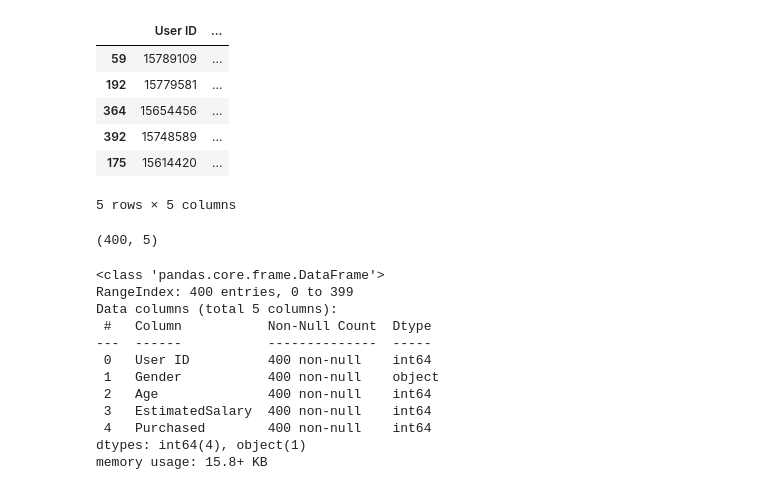
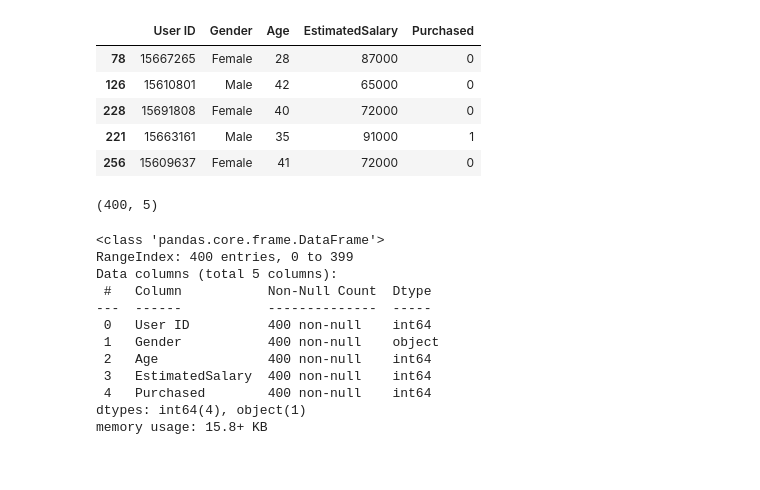
Before and after one commit to yasin-arafat-05/machine_learning, a Jupyter notebook: code/24_standardization.ipynb, the cells around one changed output. Cells and saved outputs as stored; diff of their text form; code cells hidden in the pictures.

```diff
--- a/code/24_standardization.ipynb
+++ b/code/24_standardization.ipynb
@@ -4,17 +4,16 @@ import pandas as pd
 import matplotlib.pyplot as plt
 import seaborn as sns
 # %%
-
+pd.set_option('display.max_columns',5)
 df = pd.read_csv("dataset/Social_Network_Ads.csv")
 df.sample(5)
 # %% [output]
-|  | User ID | ... |
-| 59 | 15789109 | ... |
-| 192 | 15779581 | ... |
-| 364 | 15654456 | ... |
-| 392 | 15748589 | ... |
-| 175 | 15614420 | ... |
+|  | User ID | Gender | Age | EstimatedSalary | Purchased |
+| 78 | 15667265 | Female | 28 | 87000 | 0 |
+| 126 | 15610801 | Male | 42 | 65000 | 0 |
+| 228 | 15691808 | Female | 40 | 72000 | 0 |
+| 221 | 15663161 | Male | 35 | 91000 | 1 |
+| 256 | 15609637 | Female | 41 | 72000 | 0 |
-5 rows × 5 columns
 # %%
 df.shape
 # %% [output]
```
Also changed, not shown: parts of 7 cells of this notebook, 1 other file.
